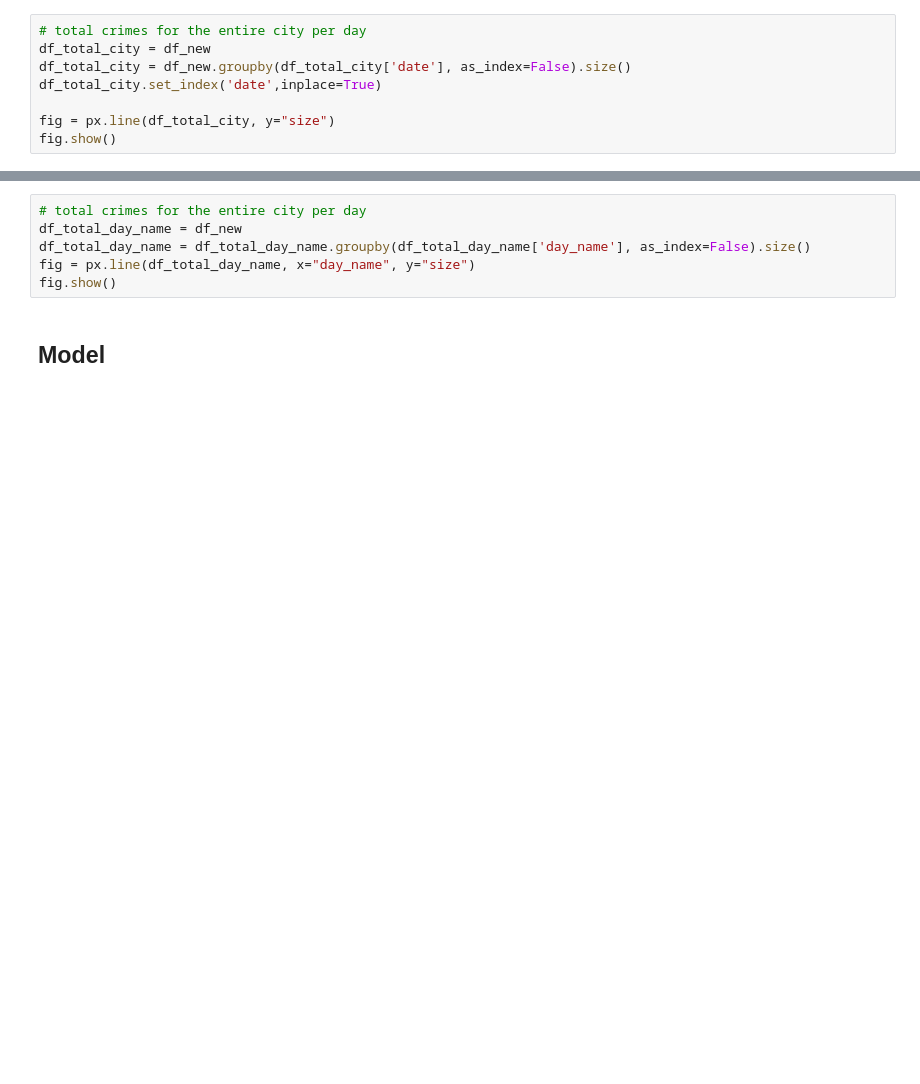
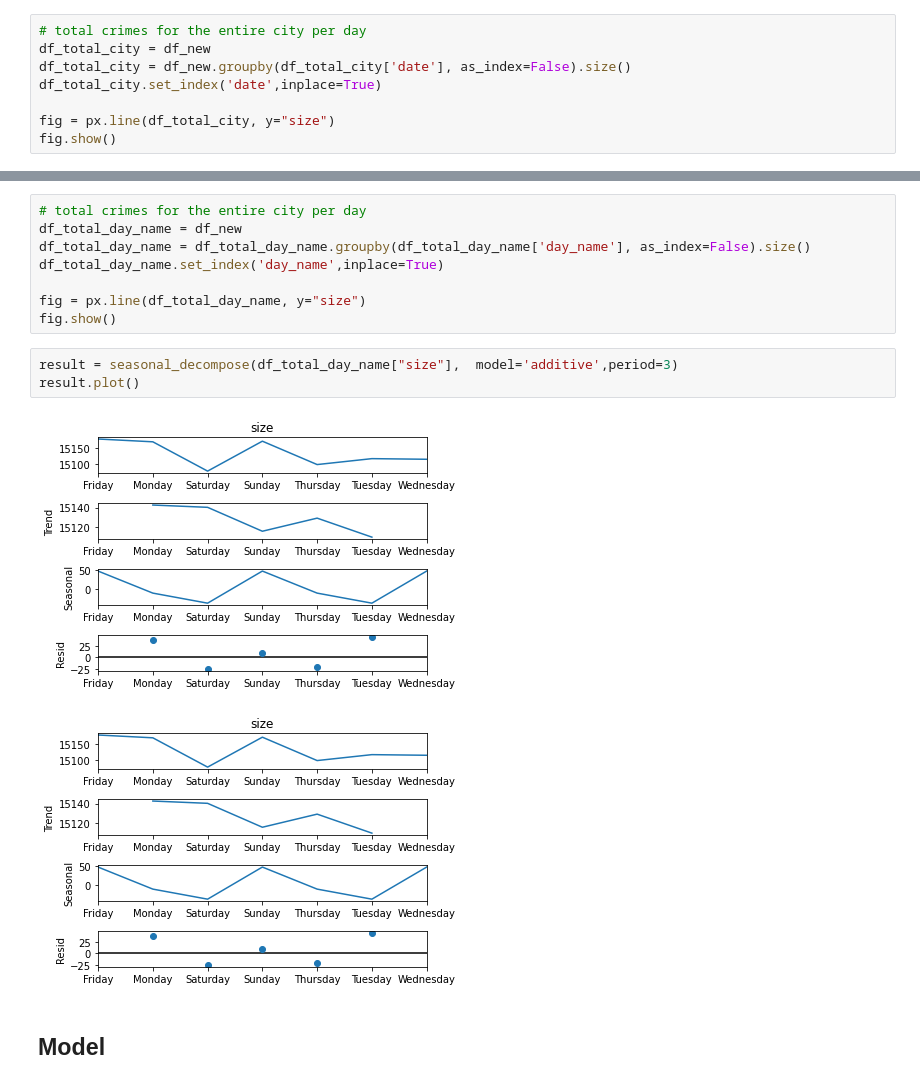
Before and after one commit to Achan40/chicago-crime, a Jupyter notebook: analysis/chicago-crime.ipynb, the cells around one changed output, grey strips where cells are left out. Cells and saved outputs as stored; diff of their text form; blank space fills up the shorter version.

```diff
--- a/analysis/chicago-crime.ipynb
+++ b/analysis/chicago-crime.ipynb
@@ -101,8 +110,16 @@ fig.show()
 # total crimes for the entire city per day
 df_total_day_name = df_new
 df_total_day_name = df_total_day_name.groupby(df_total_day_name['day_name'], as_index=False).size()
-fig = px.line(df_total_day_name, x="day_name", y="size")
+df_total_day_name.set_index('day_name',inplace=True)
+
+fig = px.line(df_total_day_name, y="size")
 fig.show()
+# %%
+result = seasonal_decompose(df_total_day_name["size"],  model='additive',period=3)
+result.plot()
+# %% [output]
+[figure, added]
+[figure, added]
 # %% [markdown]
 ## Model <a name="Model"></a>
 # %% [markdown]
```
Also changed, not shown: parts of 5 cells of this notebook.
